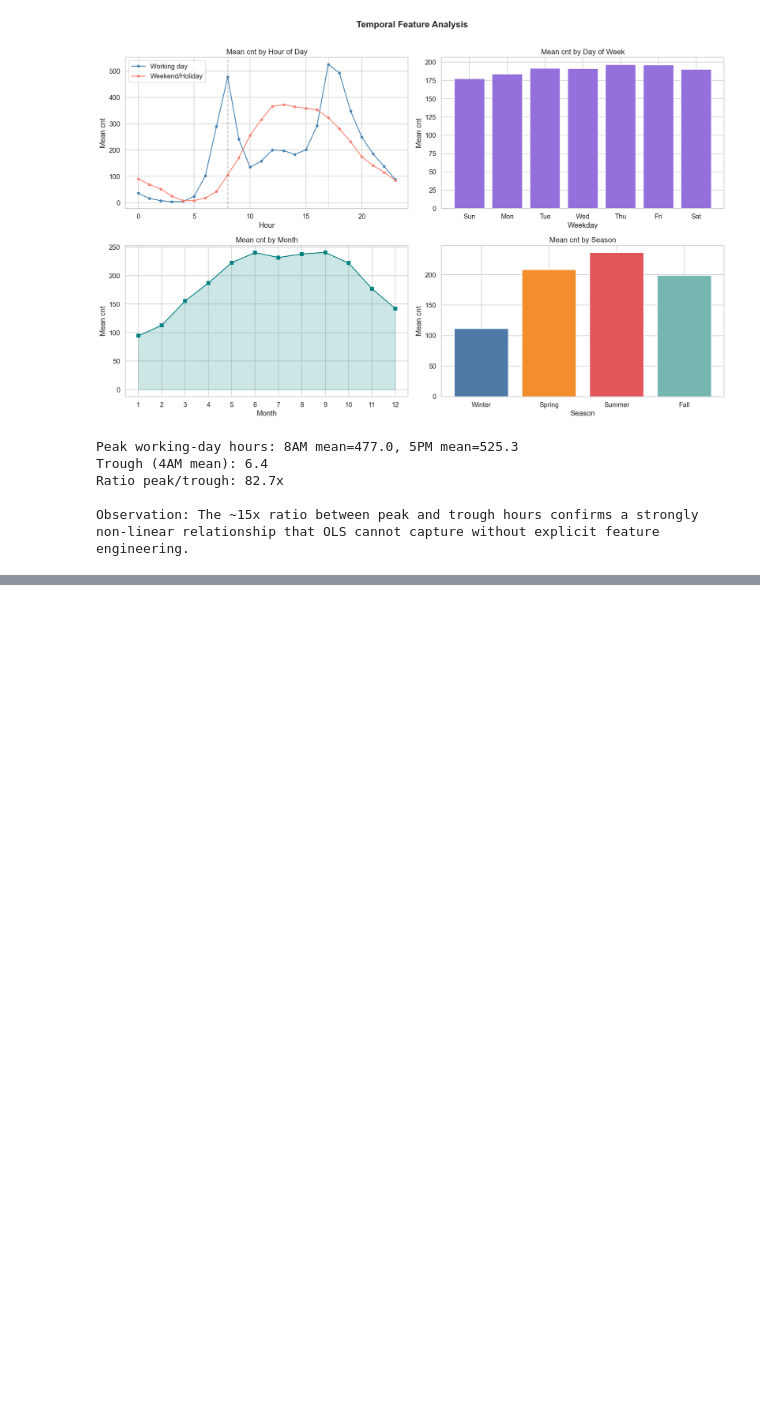
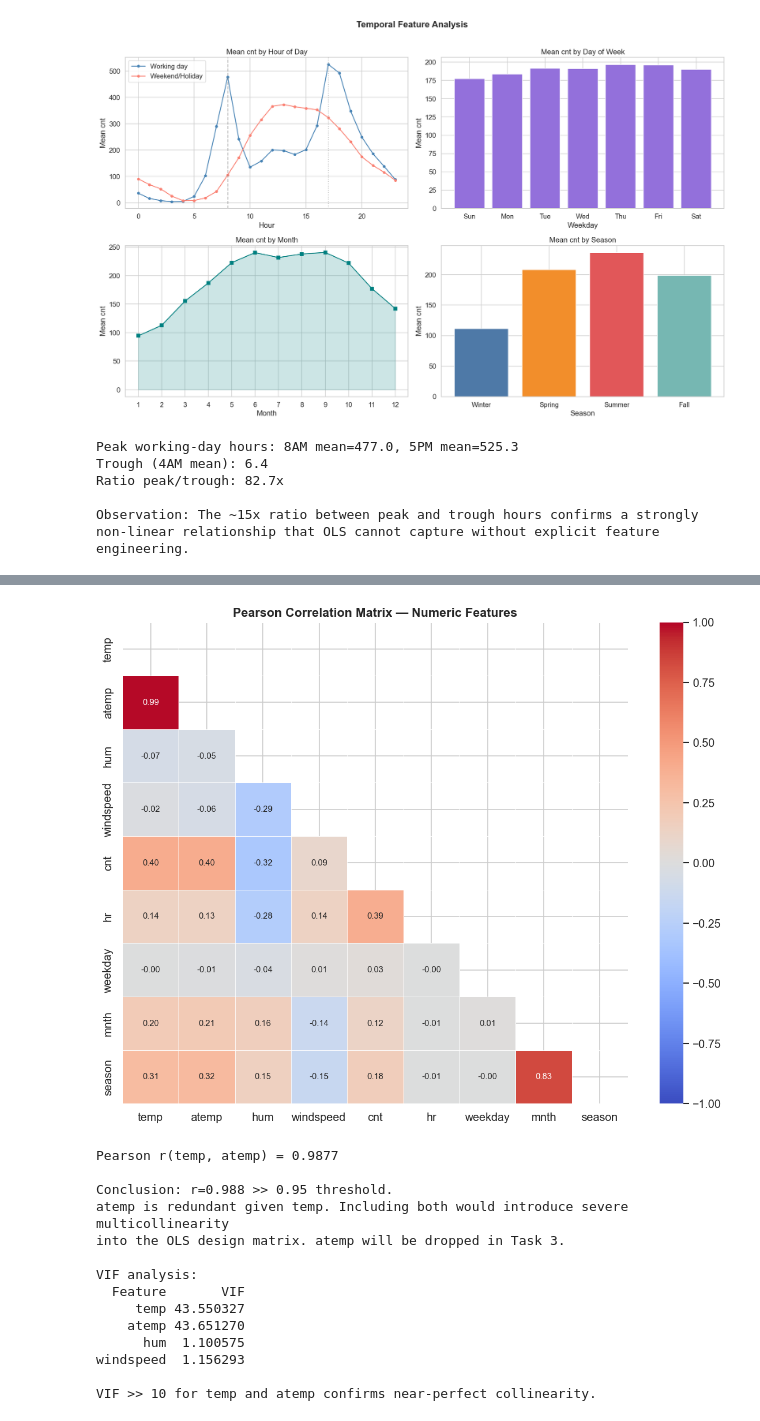
Before and after one commit to oliespineira/ML-fundamentals-2026, a Jupyter notebook: assignment_2_olivia_espineira.ipynb, the cells around one changed output, grey strips where cells are left out. Drawn from its saved outputs; the diff is of its cells as text; code cells hidden in the pictures; blank space fills up the shorter version.

```diff
--- a/assignment_2_olivia_espineira.ipynb
+++ b/assignment_2_olivia_espineira.ipynb
@@ -248,0 +333,54 @@ non-linear relationship that OLS cannot capture without explicit feature enginee
+# %%
+# Full correlation matrix on numeric features
+numeric_cols = ['temp', 'atemp', 'hum', 'windspeed', 'cnt', 'hr', 'weekday', 'mnth', 'season']
+corr = df[numeric_cols].corr()
+
+fig, ax = plt.subplots(figsize=(10, 8))
+mask = np.triu(np.ones_like(corr, dtype=bool))
+sns.heatmap(corr, mask=mask, annot=True, fmt='.2f', cmap='coolwarm',
+            vmin=-1, vmax=1, linewidths=0.5, ax=ax, annot_kws={'size': 9})
+ax.set_title('Pearson Correlation Matrix — Numeric Features', fontweight='bold')
+plt.tight_layout()
+plt.show()
+
+r_temp_atemp = df['temp'].corr(df['atemp'])
+print(f'Pearson r(temp, atemp) = {r_temp_atemp:.4f}')
+print(f'\nConclusion: r={r_temp_atemp:.3f} >> 0.95 threshold.')
+print('atemp is redundant given temp. Including both would introduce severe multicollinearity')
+print('into the OLS design matrix. atemp will be dropped in Task 3.')
+
+# Manual VIF calculation for transparency
+from numpy.linalg import lstsq
+X_vif = df[['temp', 'atemp', 'hum', 'windspeed']].values
+vifs = []
+for i in range(X_vif.shape[1]):
+    y_i = X_vif[:, i]
+    X_i = np.delete(X_vif, i, axis=1)
+    X_i = np.column_stack([np.ones(len(X_i)), X_i])
+    coef, _, _, _ = lstsq(X_i, y_i, rcond=None)
+    y_hat = X_i @ coef
+    ss_res = np.sum((y_i - y_hat)**2)
+    ss_tot = np.sum((y_i - y_i.mean())**2)
+    r2_i = 1 - ss_res / ss_tot
+    vif = 1 / (1 - r2_i) if r2_i < 1 else np.inf
+    vifs.append(vif)
+
+vif_df = pd.DataFrame({'Feature': ['temp', 'atemp', 'hum', 'windspeed'], 'VIF': vifs})
+print(f'\nVIF analysis:\n{vif_df.to_string(index=False)}')
+print('\nVIF >> 10 for temp and atemp confirms near-perfect collinearity.')
+# %% [output]
+[figure, added]
+Pearson r(temp, atemp) = 0.9877
+
+Conclusion: r=0.988 >> 0.95 threshold.
+atemp is redundant given temp. Including both would introduce severe multicollinearity
+into the OLS design matrix. atemp will be dropped in Task 3.
+
+VIF analysis:
+  Feature       VIF
+     temp 43.550327
+    atemp 43.651270
+      hum  1.100575
+windspeed  1.156293
+
+VIF >> 10 for temp and atemp confirms near-perfect collinearity.
```
Also changed, not shown: parts of 7 cells of this notebook.
